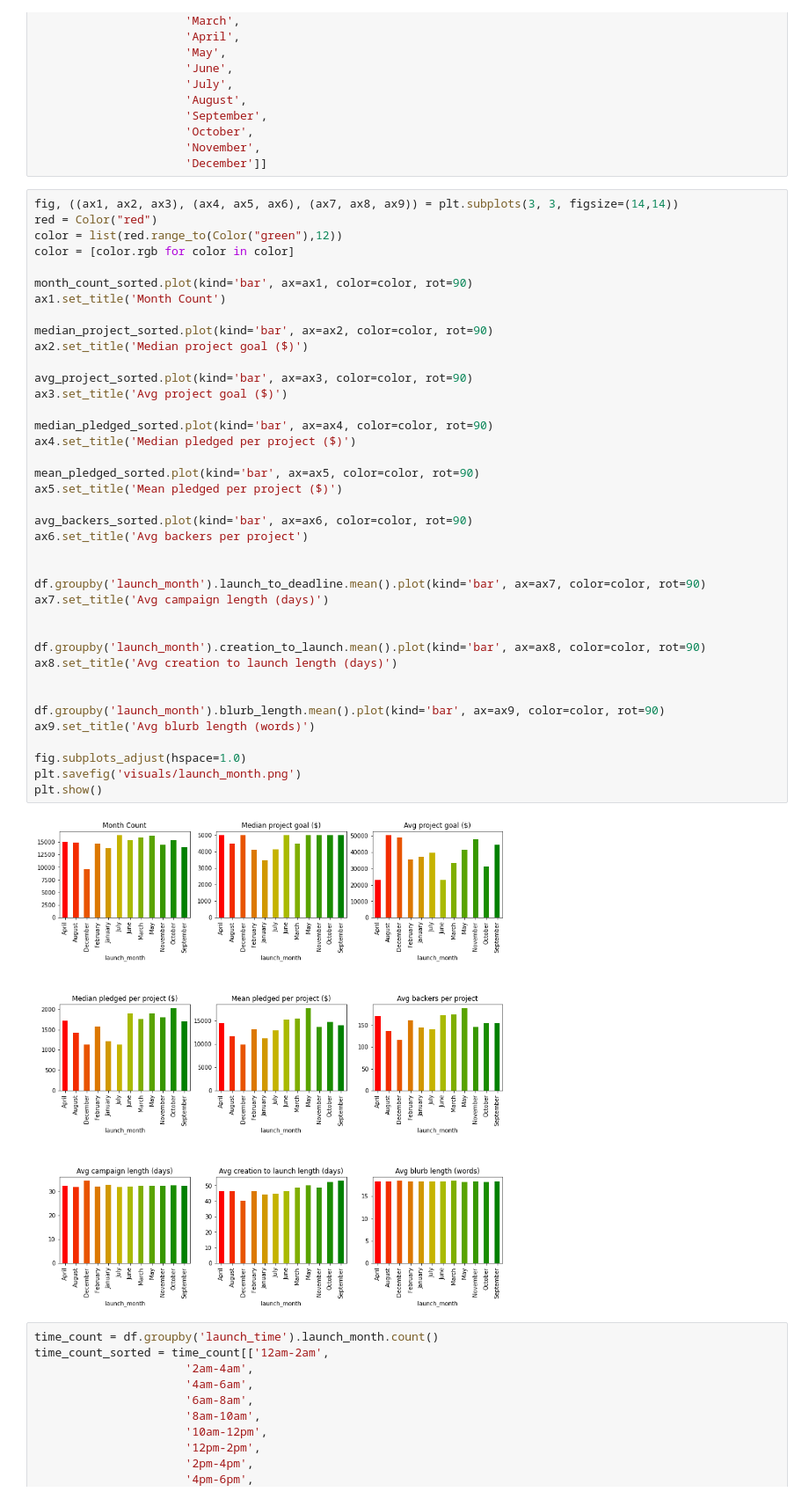
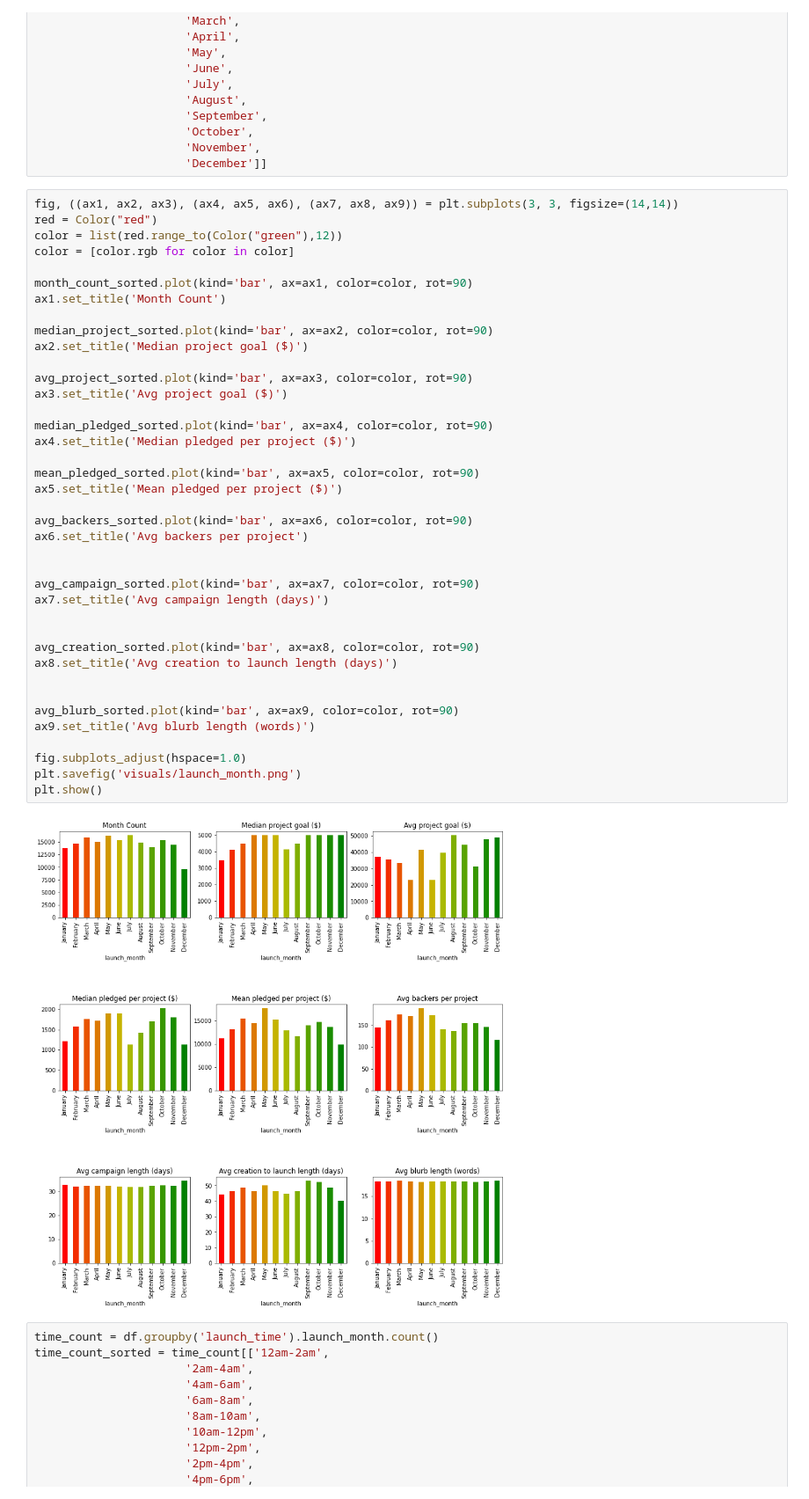
Before and after one commit to abhattac92/COVID_Deaths, a Jupyter notebook: visuals.ipynb, the cells around one changed output. Shown at 88% size. Cells and saved outputs as stored; diff of their text form.

Commit message:
visuals updated

```diff
--- a/visuals.ipynb
+++ b/visuals.ipynb
@@ -278,37 +278,37 @@ month_count_sorted.plot(kind='bar', ax=ax1, color=color, rot=90)
 ax1.set_title('Month Count')
 
 median_project_sorted.plot(kind='bar', ax=ax2, color=color, rot=90)
 ax2.set_title('Median project goal ($)')
 
 avg_project_sorted.plot(kind='bar', ax=ax3, color=color, rot=90)
 ax3.set_title('Avg project goal ($)')
 
 median_pledged_sorted.plot(kind='bar', ax=ax4, color=color, rot=90)
 ax4.set_title('Median pledged per project ($)')
 
 mean_pledged_sorted.plot(kind='bar', ax=ax5, color=color, rot=90)
 ax5.set_title('Mean pledged per project ($)')
 
 avg_backers_sorted.plot(kind='bar', ax=ax6, color=color, rot=90)
 ax6.set_title('Avg backers per project')
 
 
-df.groupby('launch_month').launch_to_deadline.mean().plot(kind='bar', ax=ax7, color=color, rot=90)
+avg_campaign_sorted.plot(kind='bar', ax=ax7, color=color, rot=90)
 ax7.set_title('Avg campaign length (days)')
 
 
-df.groupby('launch_month').creation_to_launch.mean().plot(kind='bar', ax=ax8, color=color, rot=90)
+avg_creation_sorted.plot(kind='bar', ax=ax8, color=color, rot=90)
 ax8.set_title('Avg creation to launch length (days)')
 
 
-df.groupby('launch_month').blurb_length.mean().plot(kind='bar', ax=ax9, color=color, rot=90)
+avg_blurb_sorted.plot(kind='bar', ax=ax9, color=color, rot=90)
 ax9.set_title('Avg blurb length (words)')
 
 fig.subplots_adjust(hspace=1.0)
 plt.savefig('visuals/launch_month.png')
 plt.show()
 # %% [output]
-[figure, old version]
+[figure, new version]
 # %%
 time_count = df.groupby('launch_time').launch_month.count()
 time_count_sorted = time_count[['12am-2am',
```
Also changed, not shown: parts of 8 cells of this notebook.
